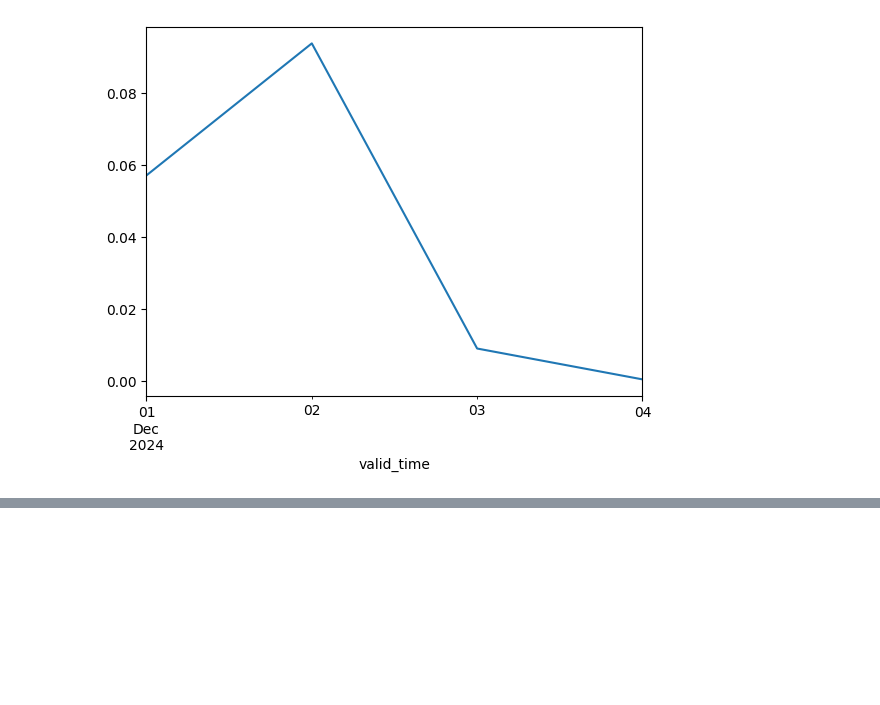
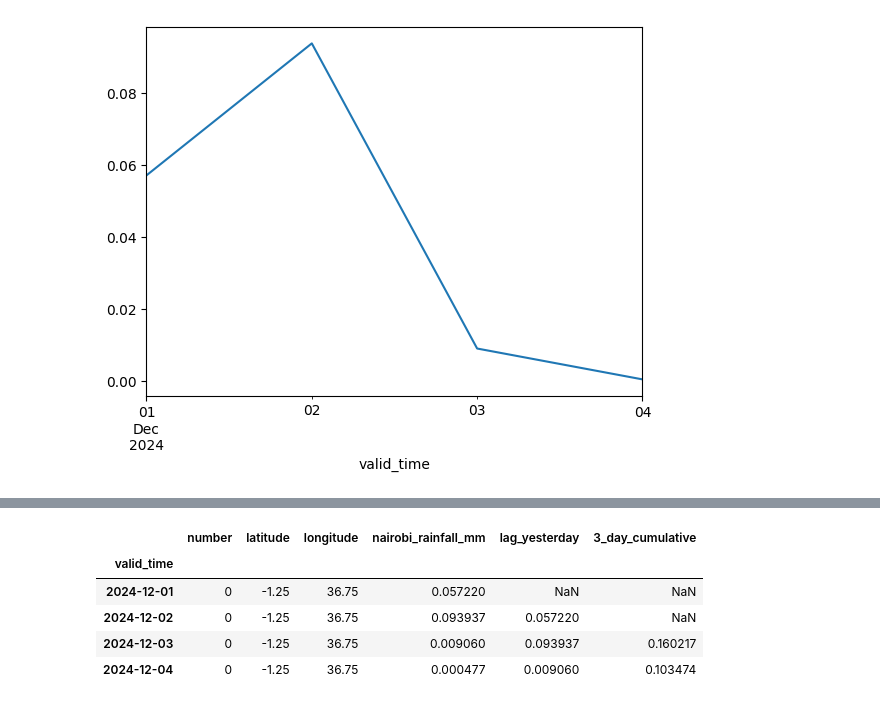
Before and after one commit to Erickpython/python_for_meteorology, a Jupyter notebook: Climate Data Store/download_era5_rain.ipynb, the cells around one changed output, grey strips where cells are left out. Cells and saved outputs as stored; diff of their text form; code cells hidden in the pictures; blank space fills up the shorter version.

```diff
--- a/Climate Data Store/download_era5_rain.ipynb
+++ b/Climate Data Store/download_era5_rain.ipynb
@@ -225,0 +236,10 @@ df["nairobi_rainfall_mm"].plot()
+# %%
+df["3_day_cumulative"] = df["nairobi_rainfall_mm"].rolling(3).sum()
+df
+# %% [output]
+|  | number | latitude | longitude | nairobi_rainfall_mm | lag_yesterday | 3_day_cumulative |
+| valid_time |  |  |  |  |  |  |
+| 2024-12-01 | 0 | -1.25 | 36.75 | 0.057220 | NaN | NaN |
+| 2024-12-02 | 0 | -1.25 | 36.75 | 0.093937 | 0.057220 | NaN |
+| 2024-12-03 | 0 | -1.25 | 36.75 | 0.009060 | 0.093937 | 0.160217 |
+| 2024-12-04 | 0 | -1.25 | 36.75 | 0.000477 | 0.009060 | 0.103474 |
```
Also changed, not shown: parts of 3 cells of this notebook, 2 other files.
